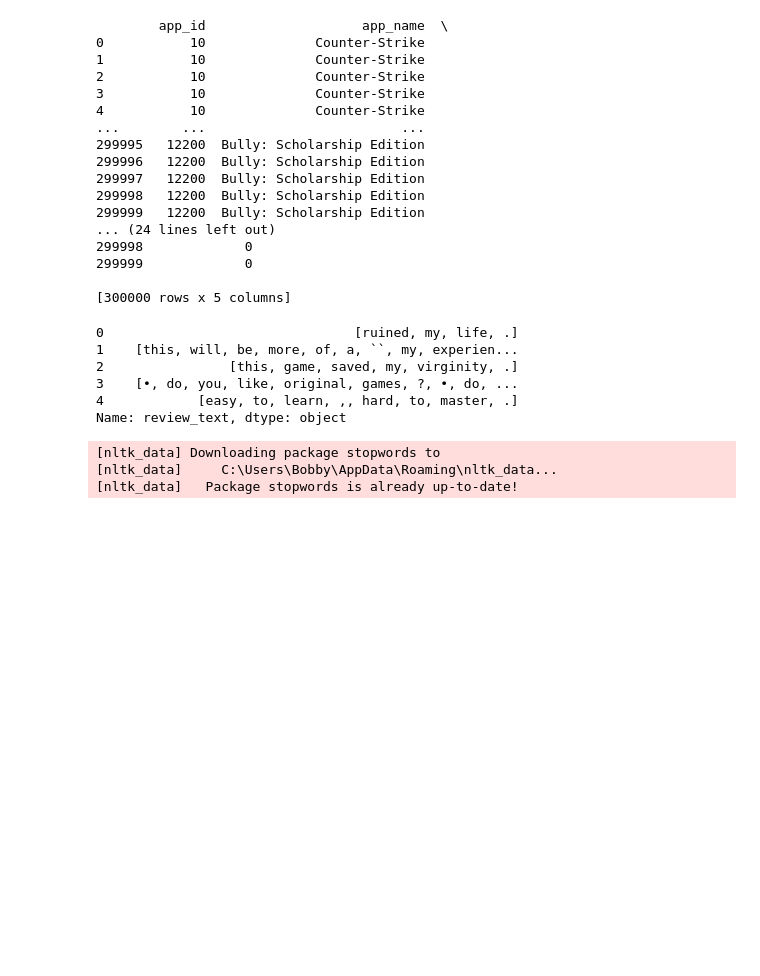
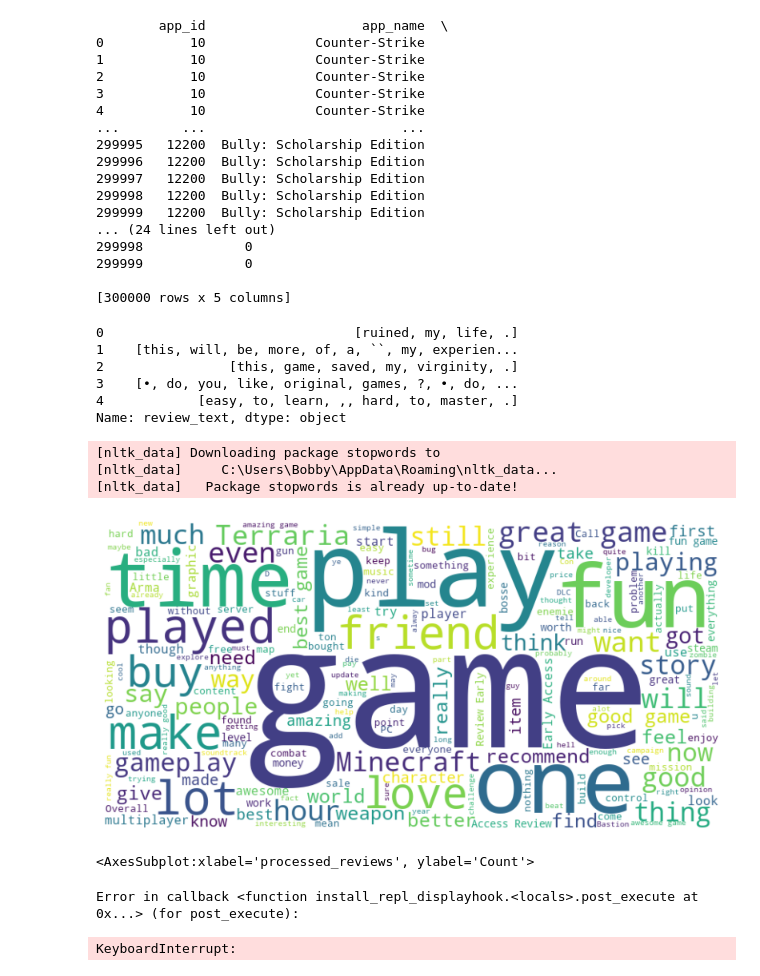
Before and after one commit to BKhaleque/review_sentiment_analysis, a Jupyter notebook: semantic_analysis.ipynb, the cells around one changed output. Drawn from its saved outputs; the diff is of its cells as text; code cells hidden in the pictures; blank space fills up the shorter version.

Commit message:
Starting exploratory data analysis

```diff
--- a/semantic_analysis.ipynb
+++ b/semantic_analysis.ipynb
@@ -54,7 +54,7 @@ text.head()
 4            [easy, to, learn, ,, hard, to, master, .]
 Name: review_text, dtype: object
 # %%
-nltk.download('stopwords')
+#nltk.download('stopwords')
 from nltk.corpus import stopwords
 stop_words = set(stopwords.words('english'))
 filtered_sentences = []
@@ -62,10 +62,50 @@ for texts in text:
     filtered_sentence = []
     for word in texts:
         if word not in stop_words:
-            filtered_sentence.append(word)
+            filtered_sentence.append(word.replace('$',''))
     filtered_sentences.append(filtered_sentence)
-print(len(filtered_sentences))
 # %% [output]
 [nltk_data] Downloading package stopwords to
 [nltk_data]     C:\Users\Bobby\AppData\Roaming\nltk_data...
 [nltk_data]   Package stopwords is already up-to-date!
+# %%
+#stem words
+#print(filtered_sentences[0])
+from nltk.stem import PorterStemmer
+stemmer = PorterStemmer()
+stemmed_sentences = []
+
+for stentences in filtered_sentences:
+    stemmed_sentence = " "
+    for word in stentences:
+        stemmed_sentence += " " + stemmer.stem(word)
+    stemmed_sentences.append(stemmed_sentence)
+# %%
+#print(stemmed_sentences[0])
+#We already have the labels -1 = negative 0 = neutral 1 = positive
+
+#Now to do exploratory data analysis
+data["processed_reviews"] = stemmed_sentences
+
+from wordcloud import WordCloud
+import matplotlib.pyplot as plt
+
+# Create a word cloud object
+wordcloud = WordCloud(width=800, height=400, background_color='white').generate("+".join(data['processed_reviews'].astype('str')))
+
+# Display the generated word cloud
+plt.figure(figsize=(10, 5))
+plt.imshow(wordcloud, interpolation='bilinear')
+plt.axis('off')  # Remove axis
+plt.show()
+# %% [output]
+[figure, added]
+# %%
+#histogram of popular words
+import seaborn as sns
+data = data[data['processed_reviews'].notna()]
+sns.histplot(data['processed_reviews'])
+# %% [output]
+<AxesSubplot:xlabel='processed_reviews', ylabel='Count'>
+Error in callback <function install_repl_displayhook.<locals>.post_execute at 0x...> (for post_execute):
+KeyboardInterrupt:
```
Also changed, not shown: parts of 1 cell of this notebook.
